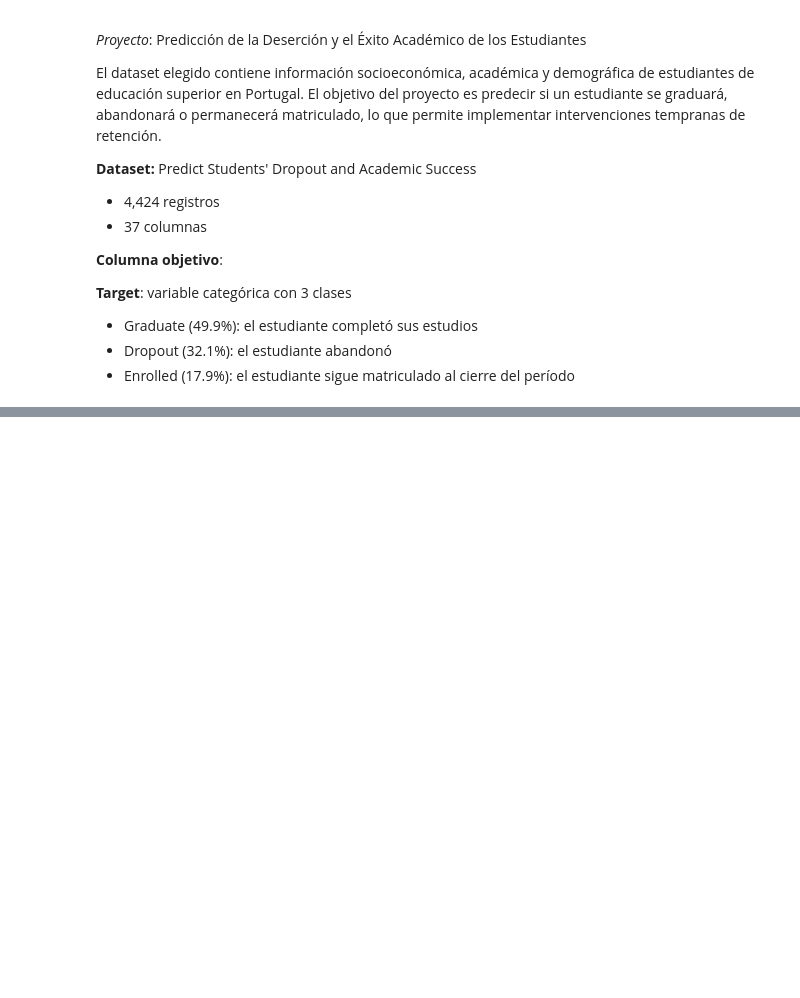
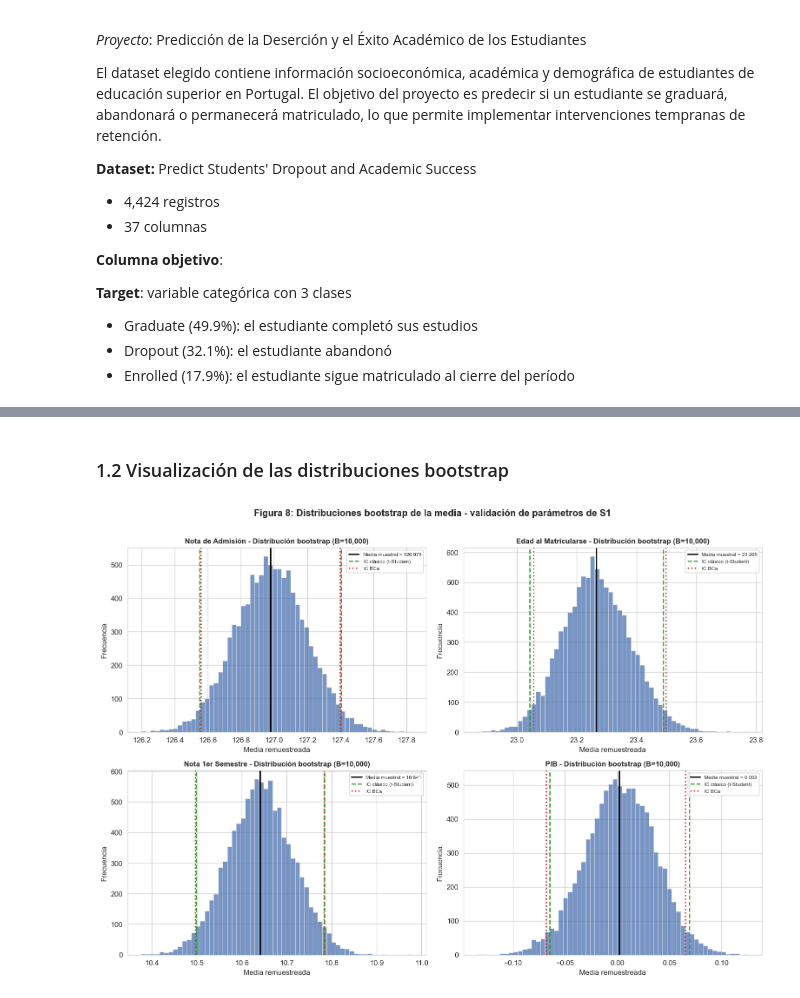
Before and after one commit to dark452/mcdi501-grupo1, a Jupyter notebook: notebooks/F3.ipynb, the cells around one changed output, grey strips where cells are left out. Drawn from its saved outputs; the diff is of its cells as text; code cells hidden in the pictures; blank space fills up the shorter version.

Commit message:
Feat(F3): Se agrega secciones de Validación

```diff
--- a/notebooks/F3.ipynb
+++ b/notebooks/F3.ipynb
@@ -27,0 +245,27 @@ El dataset elegido contiene información socioeconómica, académica y demográf
+# %% [markdown]
+### 1.2 Visualización de las distribuciones bootstrap
+# %%
+fig, axes = plt.subplots(2, 2, figsize=(13, 9))
+axes = axes.flatten()
+
+for i, (var, lab) in enumerate(CI_VARS):
+    r = boot_param_results[var]
+    ax = axes[i]
+    ax.hist(r['boot_means'], bins=60, color=BOOT_COLOR, alpha=0.75, edgecolor='white', linewidth=0.3)
+    ax.axvline(r['mean'], color='black', linewidth=1.8, label=f"Media muestral = {r['mean']:.3f}")
+    ax.axvline(r['ci_classic'][0], color='#2ca02c', linestyle='--', linewidth=1.6, label='IC clásico (t-Student)')
+    ax.axvline(r['ci_classic'][1], color='#2ca02c', linestyle='--', linewidth=1.6)
+    ax.axvline(r['ci_bca'][0], color='#d62728', linestyle=':', linewidth=1.8, label='IC BCa')
+    ax.axvline(r['ci_bca'][1], color='#d62728', linestyle=':', linewidth=1.8)
+    ax.set_title(f'{lab} - Distribución bootstrap (B={B:,})', fontweight='bold', fontsize=10)
+    ax.set_xlabel('Media remuestreada')
+    ax.set_ylabel('Frecuencia')
+    ax.legend(fontsize=7, loc='upper right')
+
+plt.suptitle('Figura 8: Distribuciones bootstrap de la media - validación de parámetros de S1',
+             fontsize=13, fontweight='bold', y=1.01)
+plt.tight_layout()
+plt.savefig('../data/processed/fig8_bootstrap_parametros.png', bbox_inches='tight', dpi=150)
+plt.show()
+# %% [output]
+[figure, added]
```
Also changed, not shown: parts of 15 cells of this notebook, 2 other files.
